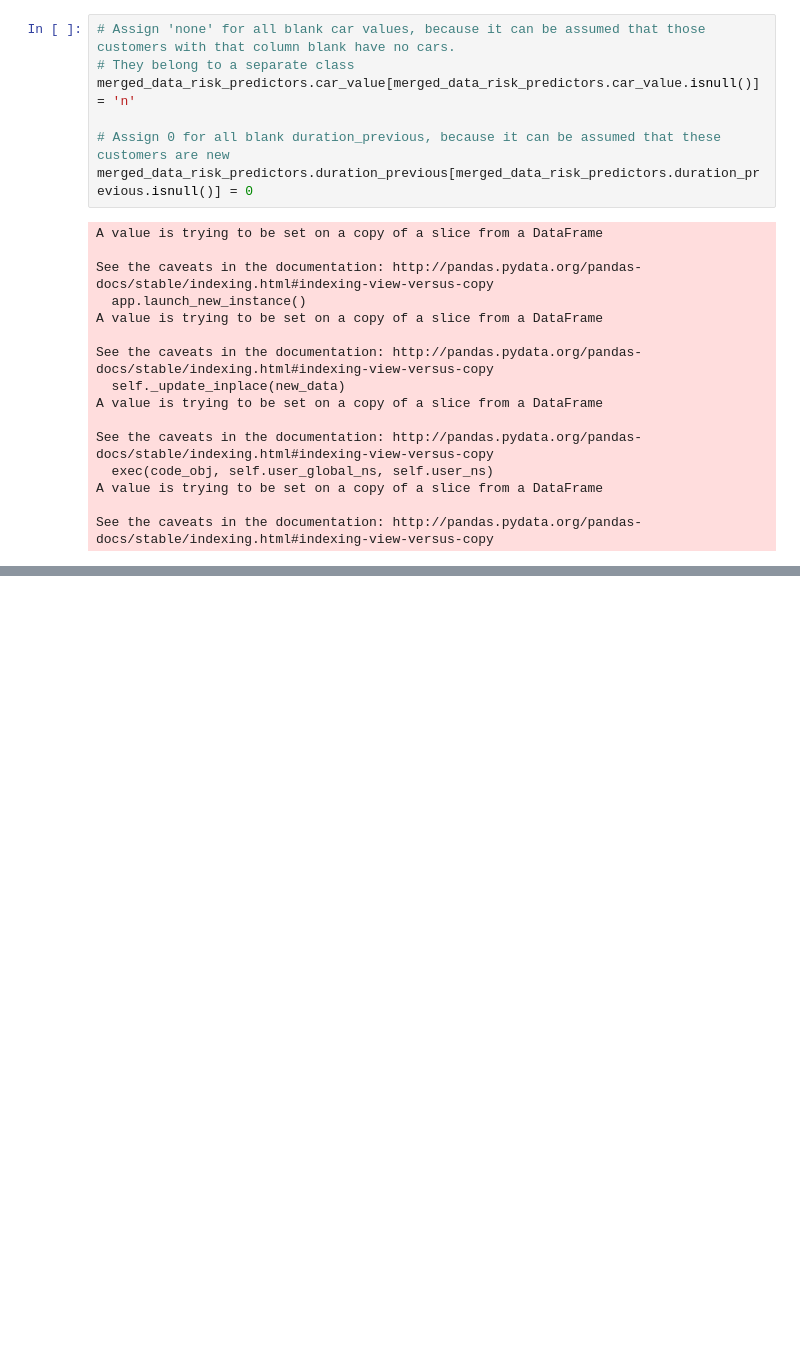
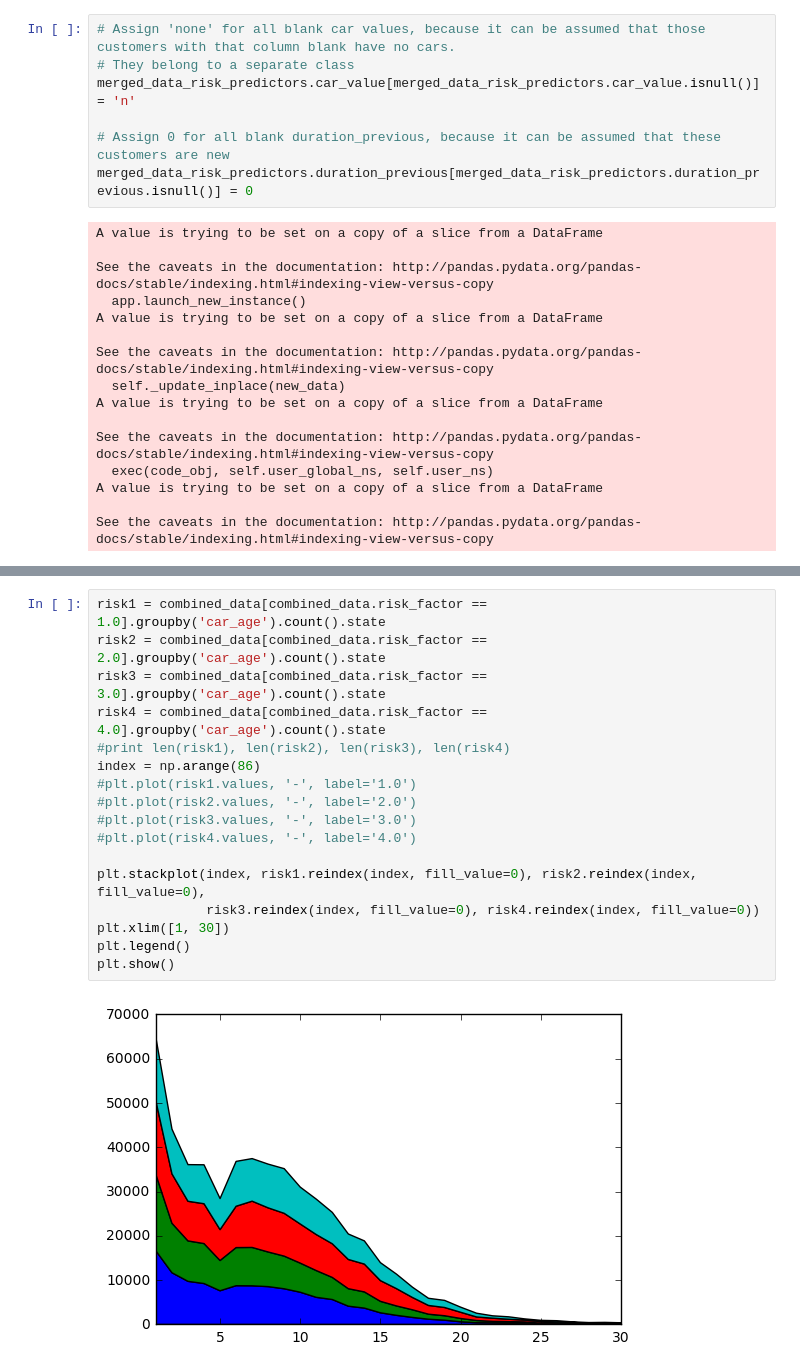
Before and after one commit to mingkaid/allstate-purchase-prediction-challenge, a Jupyter notebook: interpolate-risk.ipynb, the cells around one changed output, grey strips where cells are left out. Cells and saved outputs as stored; diff of their text form; blank space fills up the shorter version.

```diff
--- a/interpolate-risk.ipynb
+++ b/interpolate-risk.ipynb
@@ -92,0 +149,19 @@ See the caveats in the documentation: http://pandas.pydata.org/pandas-docs/stabl
+# %%
+risk1 = combined_data[combined_data.risk_factor == 1.0].groupby('car_age').count().state
+risk2 = combined_data[combined_data.risk_factor == 2.0].groupby('car_age').count().state
+risk3 = combined_data[combined_data.risk_factor == 3.0].groupby('car_age').count().state
+risk4 = combined_data[combined_data.risk_factor == 4.0].groupby('car_age').count().state
+#print len(risk1), len(risk2), len(risk3), len(risk4)
+index = np.arange(86)
+#plt.plot(risk1.values, '-', label='1.0')
+#plt.plot(risk2.values, '-', label='2.0')
+#plt.plot(risk3.values, '-', label='3.0')
+#plt.plot(risk4.values, '-', label='4.0')
+
+plt.stackplot(index, risk1.reindex(index, fill_value=0), risk2.reindex(index, fill_value=0),
+              risk3.reindex(index, fill_value=0), risk4.reindex(index, fill_value=0))
+plt.xlim([1, 30])
+plt.legend()
+plt.show()
+# %% [output]
+[figure, added]
```
Also changed, not shown: parts of 15 cells of this notebook, 1 other file.
